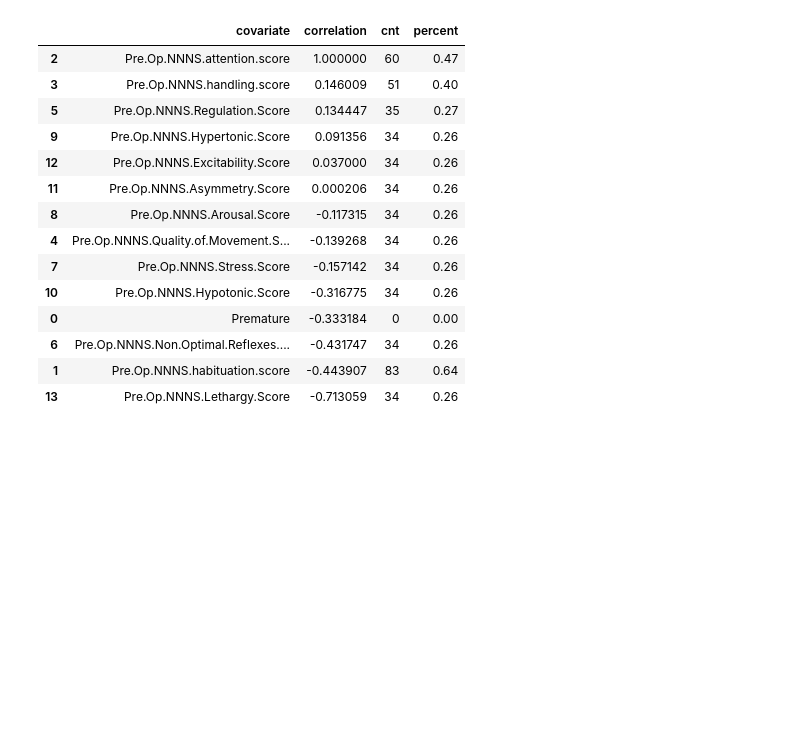
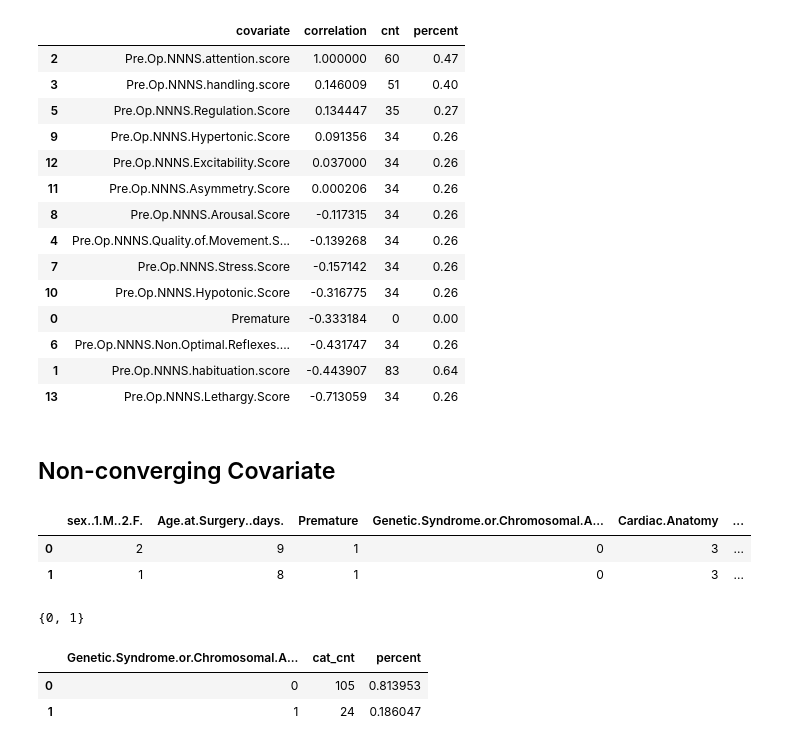
Before and after one commit to mthroolin/phs7050_neoNateCHD, a Jupyter notebook: Julia_work/DataExploration.ipynb, the cells around one changed output. Saved outputs shown, nothing was run; the diff lists cells and outputs as text; code cells hidden in the pictures; blank space fills up the shorter version.

```diff
--- a/Julia_work/DataExploration.ipynb
+++ b/Julia_work/DataExploration.ipynb
@@ -183,3 +175,23 @@ pre_cor
 | 6 | Pre.Op.NNNS.Non.Optimal.Reflexes.... | -0.431747 | 34 | 0.26 |
 | 1 | Pre.Op.NNNS.habituation.score | -0.443907 | 83 | 0.64 |
 | 13 | Pre.Op.NNNS.Lethargy.Score | -0.713059 | 34 | 0.26 |
+# %% [markdown]
+## Non-converging Covariate
+# %%
+data.head(2)
+# %% [output]
+|  | sex..1.M..2.F. | Age.at.Surgery..days. | Premature | Genetic.Syndrome.or.Chromosomal.A... | Cardiac.Anatomy | ... |
+| 0 | 2 | 9 | 1 | 0 | 3 | ... |
+| 1 | 1 | 8 | 1 | 0 | 3 | ... |
+# %%
+set(data['Genetic.Syndrome.or.Chromosomal.Abnormality'])
+# %% [output]
+{0, 1}
+# %%
+gen_cnt = data.groupby(['Genetic.Syndrome.or.Chromosomal.Abnormality']).Premature.count().reset_index(name='cat_cnt')
+gen_cnt['percent'] = gen_cnt.cat_cnt / len(data)
+gen_cnt
+# %% [output]
+|  | Genetic.Syndrome.or.Chromosomal.A... | cat_cnt | percent |
+| 0 | 0 | 105 | 0.813953 |
+| 1 | 1 | 24 | 0.186047 |
```
Also changed, not shown: parts of 2 cells of this notebook.
